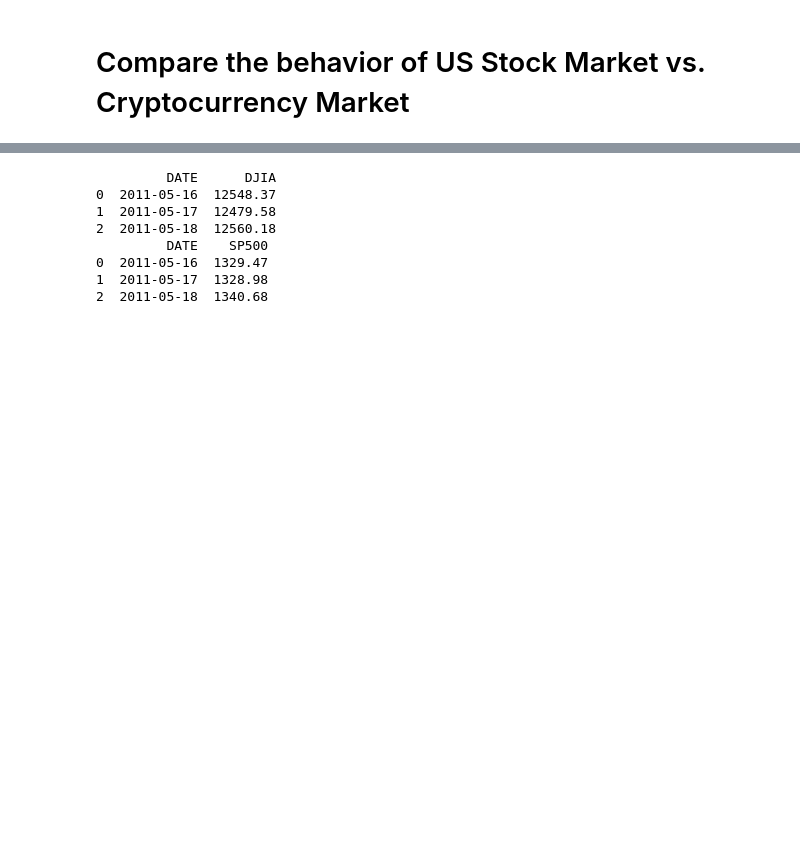
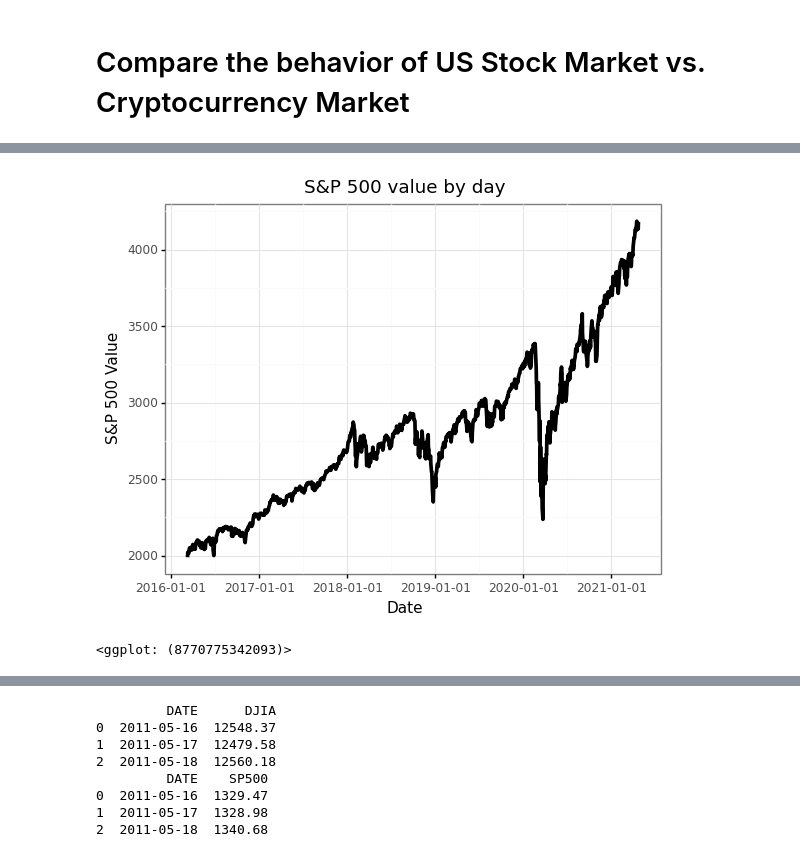
Before and after one commit to GNU-Linuxer/seattle-polie-data-analysis, a Jupyter notebook: Final project report.ipynb, the cells around one changed output, grey strips where cells are left out. Drawn from its saved outputs; the diff is of its cells as text; code cells hidden in the pictures; blank space fills up the shorter version.

```diff
--- a/Final project report.ipynb
+++ b/Final project report.ipynb
@@ -68,0 +273,12 @@ License: CC0: Public Domain
+# %%
+(
+    ggplot(data = all_data)+
+    geom_line(aes(x = 'Date', y = 'SP500_Value', group = 1), size = 1.5)+
+    xlab('Date')+
+    ylab('S&P 500 Value')+
+    ggtitle('S&P 500 value by day')+
+    theme_bw()
+)
+# %% [output]
+[figure, added]
+<ggplot: (8770775342093)>
```
Also changed, not shown: parts of 50 cells of this notebook, 1 other file.
